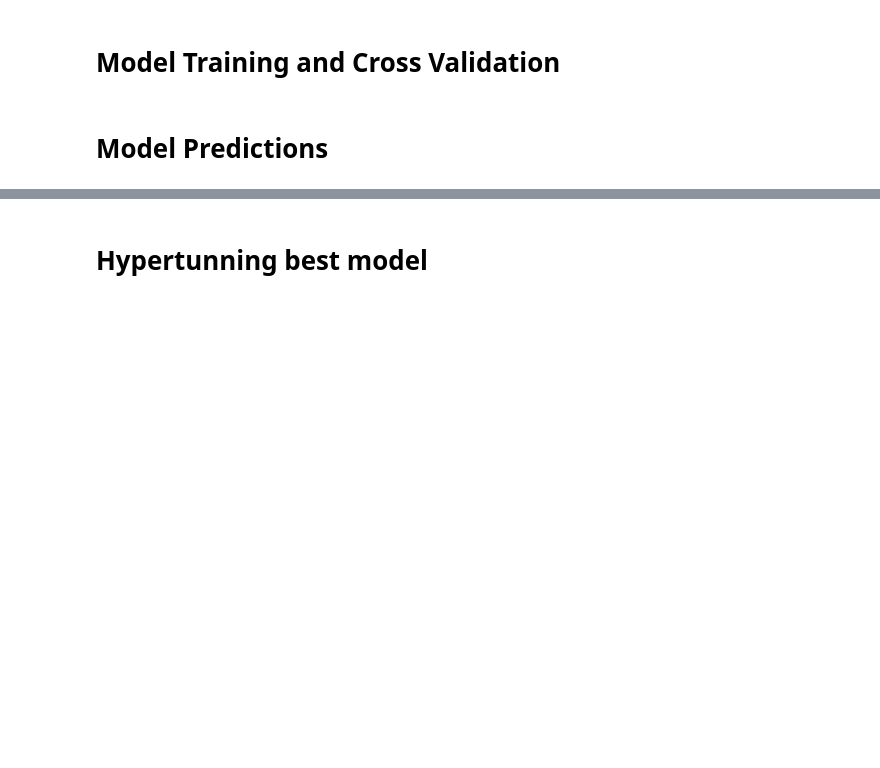
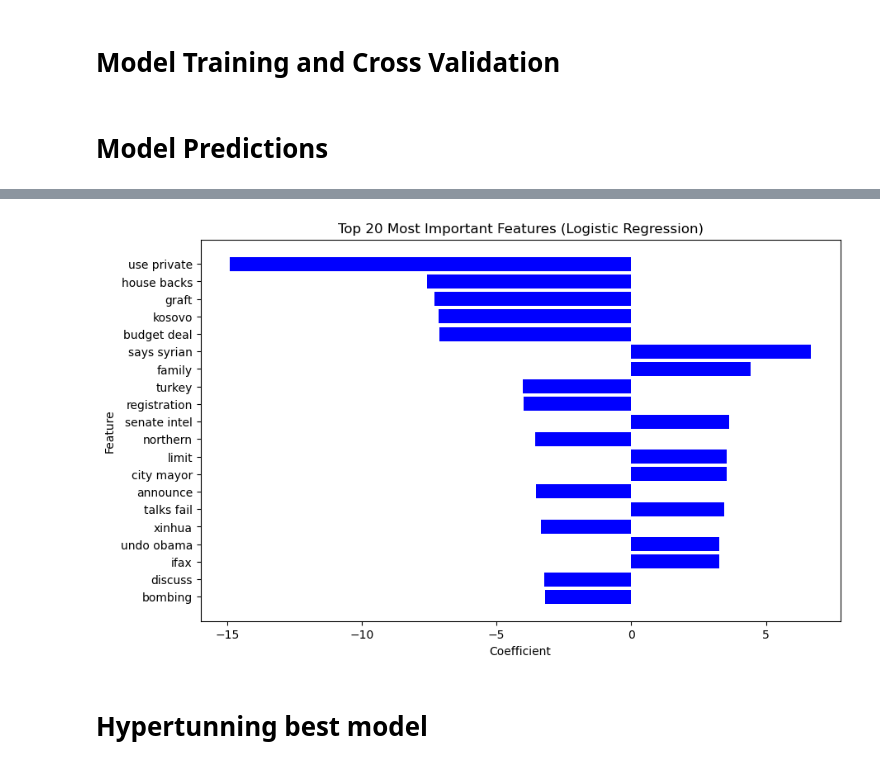
Before and after one commit to migueleven/headline_news_veracity_classifier, a Jupyter notebook: notebooks/2_nlp_classifier.ipynb, the cells around one changed output, grey strips where cells are left out. Cells and saved outputs as stored; diff of their text form; code cells hidden in the pictures; blank space fills up the shorter version.

```diff
--- a/notebooks/2_nlp_classifier.ipynb
+++ b/notebooks/2_nlp_classifier.ipynb
@@ -217,3 +306,30 @@ weighted avg       0.93      0.93      0.93      6440
+# %%
+# Obtener los coeficientes
+coefs = best_model.coef_[0]  # Para una clasificación binaria, hay un solo conjunto de coeficientes
+feature_names = vectorizer.get_feature_names_out()  # Nombres de las características si usaste TF-IDF
+
+# Crear un DataFrame para organizar las características y su importancia
+import pandas as pd
+
+importance_df = pd.DataFrame({
+    'Feature': feature_names,
+    'Coefficient': coefs
+}).sort_values(by='Coefficient', key=abs, ascending=False)
+
+
+import matplotlib.pyplot as plt
+
+# Visualización de las características más importantes
+top_features = importance_df.head(20)
+plt.figure(figsize=(10, 6))
+plt.barh(top_features['Feature'], top_features['Coefficient'], color='blue')
+plt.gca().invert_yaxis()
+plt.title('Top 20 Most Important Features (Logistic Regression)')
+plt.xlabel('Coefficient')
+plt.ylabel('Feature')
+plt.show()
+# %% [output]
+[figure, added]
 # %% [markdown]
 # Hypertunning best model
 # %%
```
Also changed, not shown: parts of 13 cells of this notebook, 5 other files.
